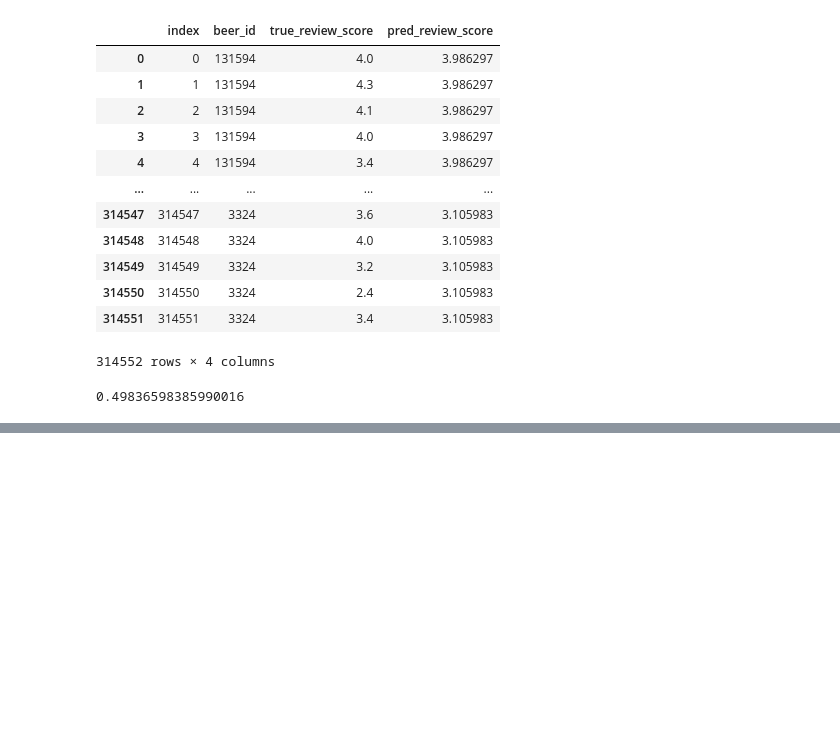
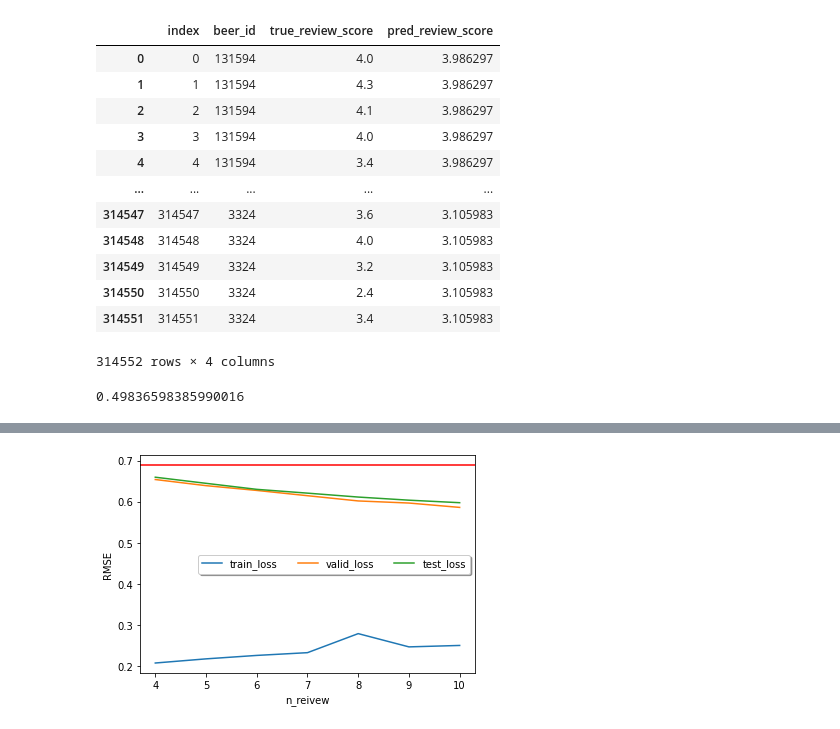
Before and after one commit to boostcampaitech3/final-project-level3-recsys-10, a Jupyter notebook: backend/recommendAPI/s3rec/get_test_score.ipynb, the cells around one changed output, grey strips where cells are left out. Saved outputs shown, nothing was run; the diff lists cells and outputs as text; code cells hidden in the pictures; blank space fills up the shorter version.

```diff
--- a/backend/recommendAPI/s3rec/get_test_score.ipynb
+++ b/backend/recommendAPI/s3rec/get_test_score.ipynb
@@ -487,0 +521,8 @@ rmse(get_test_df["true_review_score"], get_test_df["pred_review_score"])
+# %%
+sns.lineplot(x = "n_reivew", y = "RMSE", data=vis_melt_df[vis_melt_df["Data type"]!="standard_test_rmse"], hue = "Data type")
+plt.xticks(vis_df["n_reivew"])
+plt.axhline(y = 0.6886543013486908, c="r")
+plt.legend(ncol=3, frameon=True, shadow=True)
+plt.show()
+# %% [output]
+[figure, added]
```
Also changed, not shown: parts of 20 cells of this notebook.
